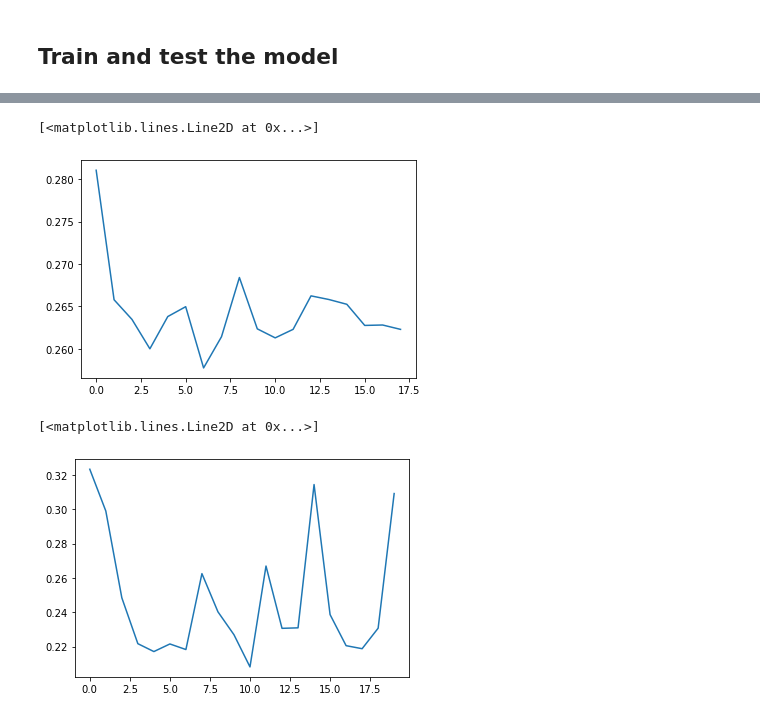
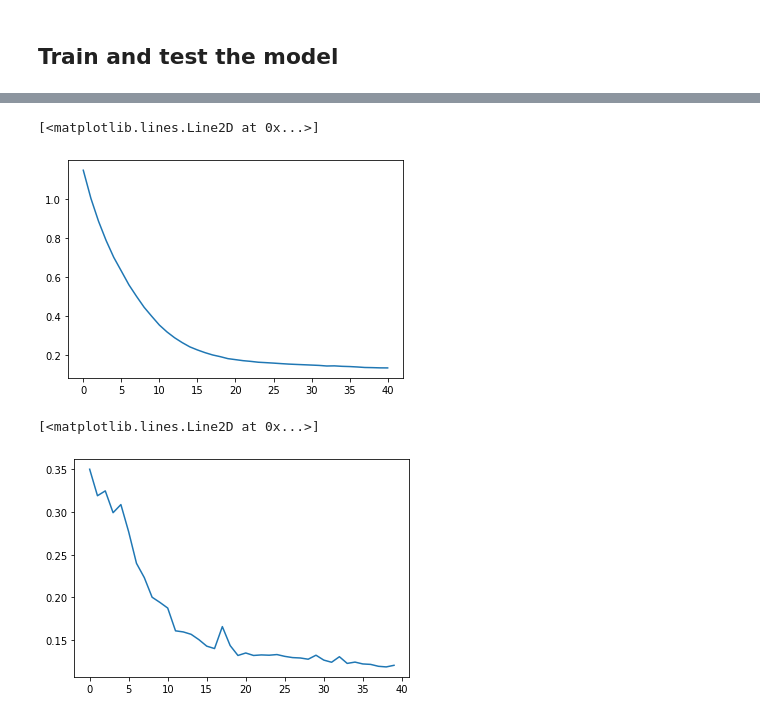
Before and after one commit to AdrienBq/Turbulence, a Jupyter notebook: explo/simple_dnn.ipynb, the cells around one changed output, grey strips where cells are left out. Cells and saved outputs as stored; diff of their text form; code cells hidden in the pictures.

```diff
--- a/explo/simple_dnn.ipynb
+++ b/explo/simple_dnn.ipynb
@@ -67,7 +77,7 @@ input_train.shape
 ## Define the model
 # %%
 class DNN(nn.Module):
-    def __init__(self, batch_size, input_size, output_size, drop_prob1=0.3, drop_prob2=0.4, drop_prob3=0.5, hidden_size1=512, hidden_size2=256, hidden_size3=256):
+    def __init__(self, batch_size, input_size, output_size, drop_prob1=0.2, drop_prob2=0.3, drop_prob3=0.4, hidden_size1=1024, hidden_size2=512, hidden_size3=256):
         super(DNN, self).__init__()
         self.regression = nn.Sequential(nn.Linear(input_size, hidden_size1),
                                         nn.ReLU(),
@@ -94,9 +104,9 @@ class DNN(nn.Module):
     def forward(self, x):
         return self.regression(x)
 # %%
-learning_rate = 0.001
+learning_rate = 0.00001
 batch_size = 32
-nb_epochs = 20
+nb_epochs = 50
 train_losses=[]
 test_losses=[]
 n_batches = input_train.shape[0]//batch_size
@@ -140,7 +150,7 @@ for epoch in trange(nb_epochs, leave=False):
     output_pred = model(input_test)
     # compute loss
     test_loss = F.mse_loss(output_pred, output_test, reduction='sum') / (input_test.shape[0]//batch_size)
-    test_losses.append(test_loss)
+    test_losses.append(test_loss.item())
 
     if (epoch+1)%5==0 or epoch==0:
         print('Epoch [{}/{}], Loss: {:.6f}'.format(epoch+1, nb_epochs, tot_losses/n_batches))
@@ -153,13 +169,13 @@ Epoch [20/20], Loss: 0.262299
 # %%
-plt.plot(train_losses[2:])
+plt.plot(train_losses[10:])
 # %% [output]
 [<matplotlib.lines.Line2D at 0x...>]
-[figure, old version]
+[figure, new version]
 # %%
-plt.plot(test_losses)
+plt.plot(test_losses[10:])
 # %% [output]
 [<matplotlib.lines.Line2D at 0x...>]
-[figure, old version]
+[figure, new version]
 # %%
 # test the model
 
```
Also changed, not shown: parts of 33 cells of this notebook, 7 other files.
